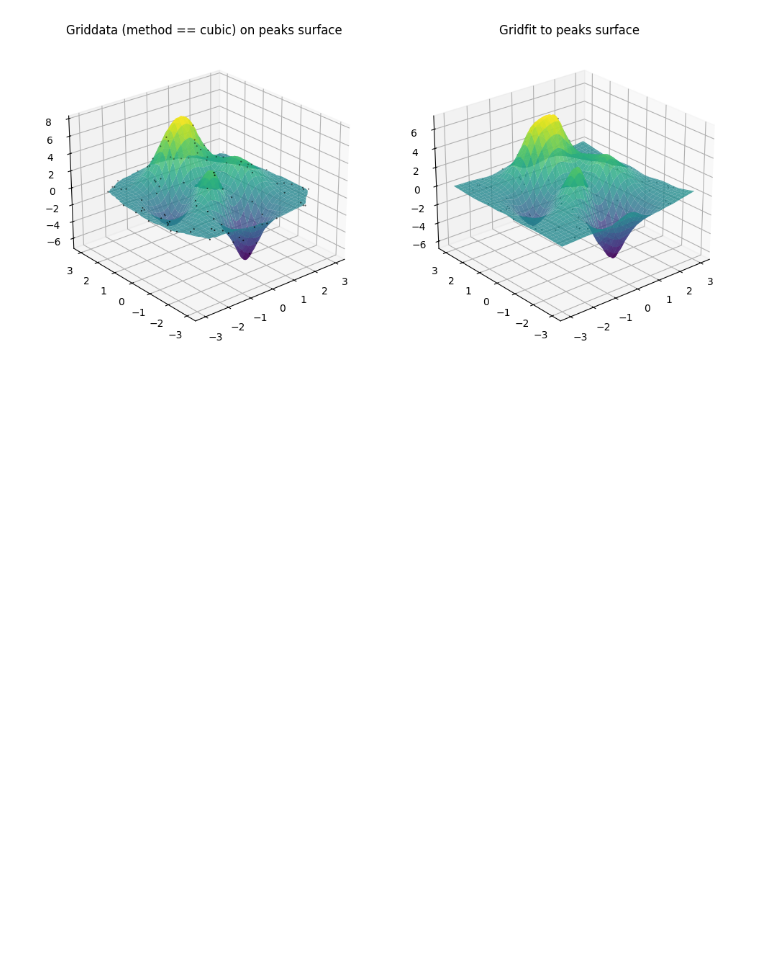
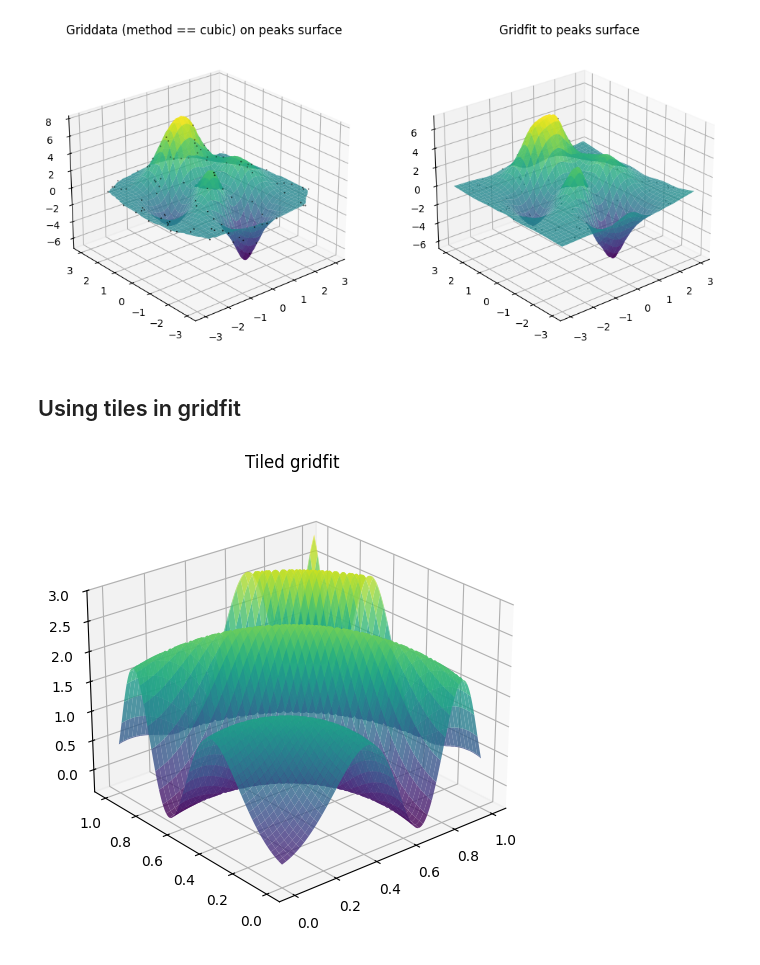
Before and after one commit to berenslab/pygridfit, a Jupyter notebook: notebooks/example.ipynb, the cells around one changed output. Saved outputs shown, nothing was run; the diff lists cells and outputs as text; code cells hidden in the pictures; blank space fills up the shorter version.

Commit message:
add: TiledGridFit example; bump: v0.1.2

```diff
--- a/notebooks/example.ipynb
+++ b/notebooks/example.ipynb
@@ -188,6 +188,43 @@ for ax in [ax1, ax2]:
     ax.view_init(elev=25, azim=230)
 # %% [output]
 [figure]
+# %% [markdown]
+## Using tiles in gridfit
+# %%
+n = 100_000
+
+x = np.random.rand(n)
+y = np.random.rand(n)
+
+z = x + y + np.sin((x**2 + y**2) * 10)
+
+xnodes = np.linspace(0, 1, 801)
+ynodes = xnodes
+# %%
+tgf = TiledGridFit(
+    x, y, z,
+    xnodes=xnodes,
+    ynodes=ynodes,
+    smoothness=15,
+    interp="triangle",
+    regularizer="gradient",
+    solver="normal",
+    tilesize=120,
+    overlap=0.25,
+)
+tgf.fit()
+# %%
+fig = plt.figure(figsize=(6, 6))
+
+# Python version
+ax = fig.add_subplot(1, 1, 1, projection='3d')
+ax.plot_surface(tgf.xgrid, tgf.ygrid, tgf.zgrid, cmap='viridis', alpha=0.8, linewidth=0)
+# ax.scatter(x, y, z, c='black', s=0.1)
+
+ax.set_title("Tiled gridfit")
+ax.view_init(elev=25, azim=230)
+# %% [output]
+[figure, added]
 # %%
 %load_ext watermark
 %watermark --time --date --timezone --updated --python --iversions --watermark
```
Also changed, not shown: parts of 2 cells of this notebook, 1 other file.
